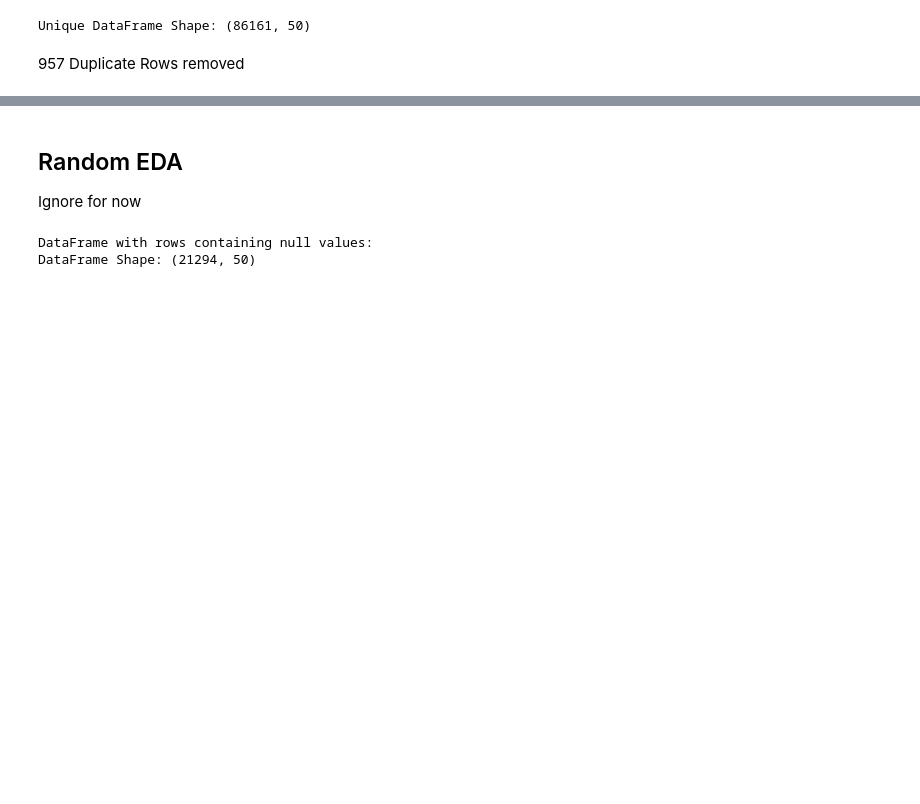
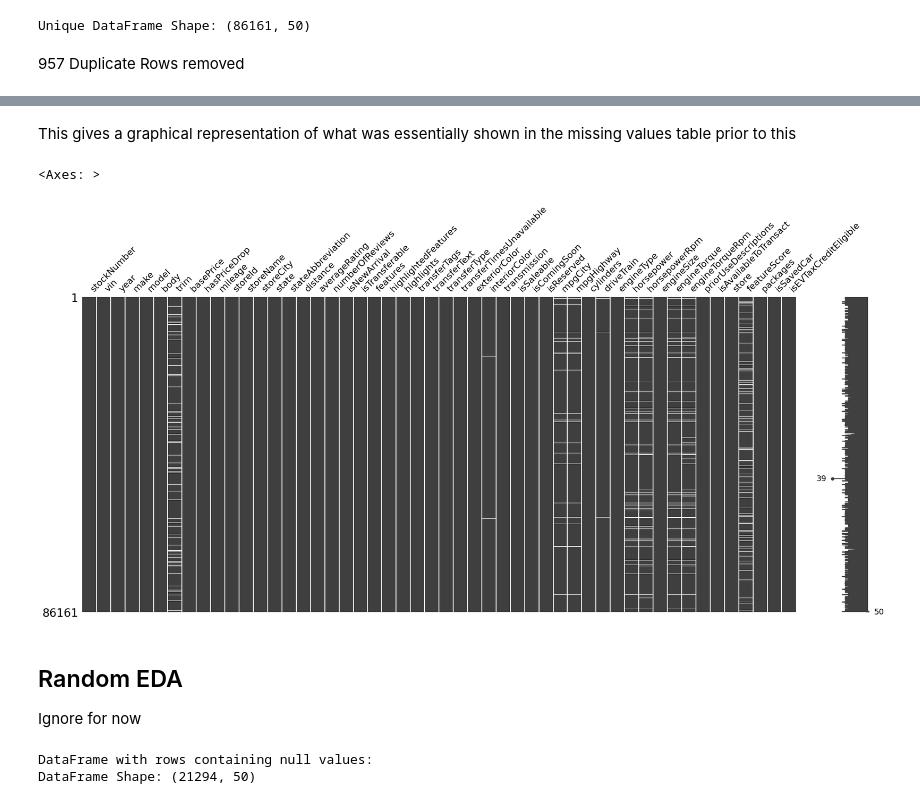
Before and after one commit to demyasa/Predictive-Analysis-of-Car-Trade-In-Values, a Jupyter notebook: EDA.ipynb, the cells around one changed output, grey strips where cells are left out. Cells and saved outputs as stored; diff of their text form; code cells hidden in the pictures; blank space fills up the shorter version.

```diff
--- a/EDA.ipynb
+++ b/EDA.ipynb
@@ -310,3 +316,11 @@ Unique DataFrame Shape: (86161, 50)
+# %% [markdown]
+This gives a graphical representation of what was essentially shown in the missing values table prior to this
+# %%
+# Use Missingno matrix method to check for missing values relative to the entire dataset
+msno.matrix(df_unique)
+# %% [output]
+<Axes: >
+[figure, added]
 # %% [markdown]
 ## Random EDA
 
```
Also changed, not shown: parts of 3 cells of this notebook.
